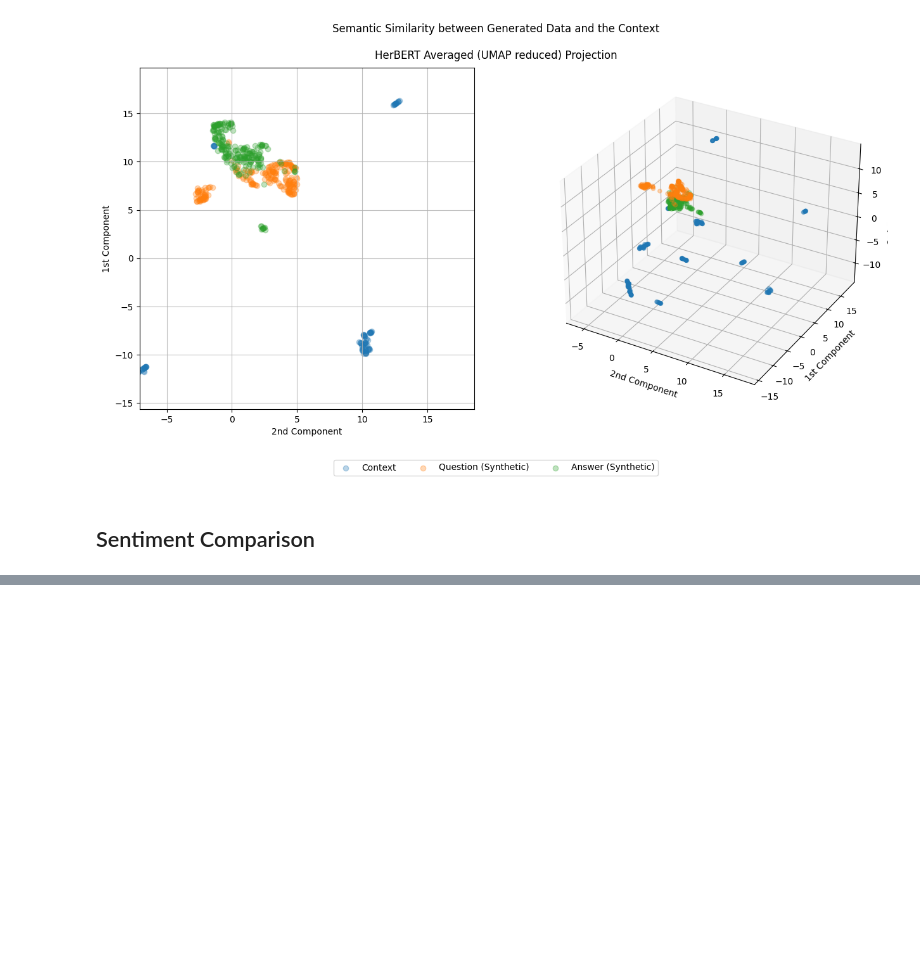
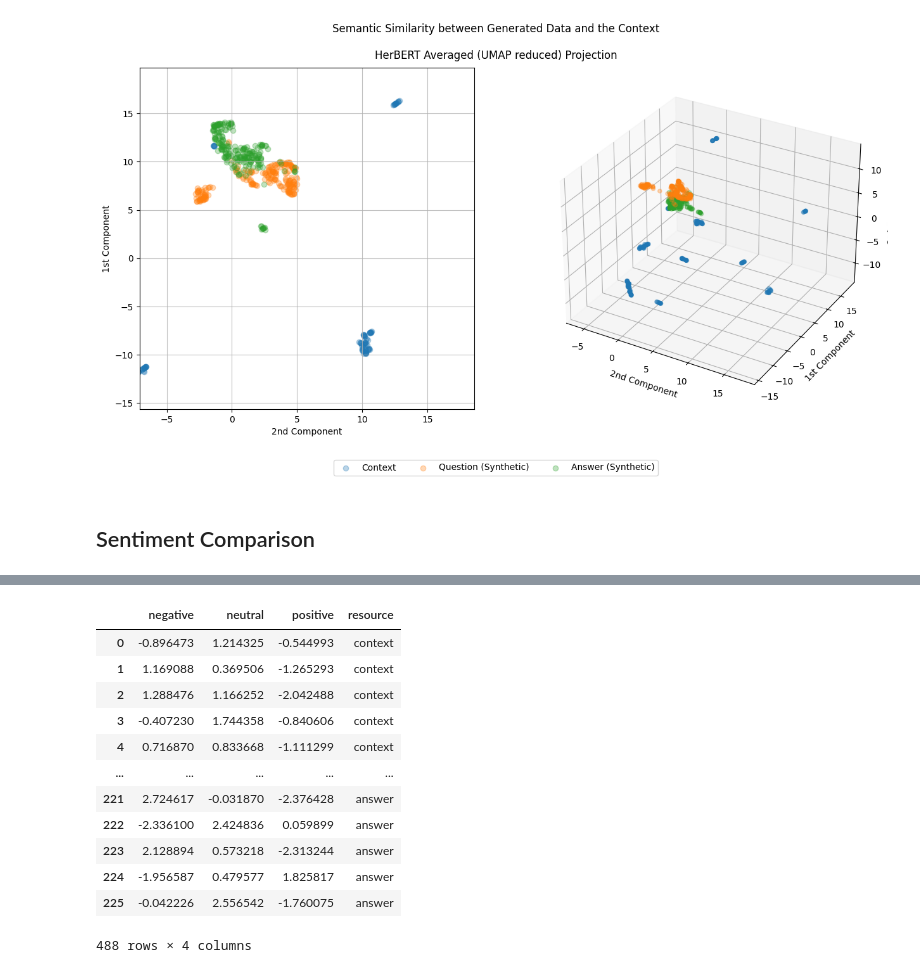
Before and after one commit to pwr-ai/JuDDGES, a Jupyter notebook: notebooks/5_synth_qa_dataset.ipynb, the cells around one changed output, grey strips where cells are left out. Drawn from its saved outputs; the diff is of its cells as text; code cells hidden in the pictures; blank space fills up the shorter version.

```diff
--- a/notebooks/5_synth_qa_dataset.ipynb
+++ b/notebooks/5_synth_qa_dataset.ipynb
@@ -345,3 +196,30 @@ sentiment_df
+# %%
+from juddges.data.utils import get_texts_sentiment
+
+id2sentiment = {0: "negative", 1: "neutral", 2: "positive"}
+sent_col_dfs = []
+for col in tqdm(["context", "question", "answer"]):
+    sentiment_scores = get_texts_sentiment(synth_qa_df[col].unique().tolist())
+    sent_col_df = pd.DataFrame(sentiment_scores, columns=id2sentiment.values())
+    sent_col_df["resource"] = col
+    sent_col_dfs.append(sent_col_df)
+
+sentiment_df = pd.concat(sent_col_dfs, axis="index")
+sentiment_df
+# %% [output]
+|  | negative | neutral | positive | resource |
+| 0 | -0.896473 | 1.214325 | -0.544993 | context |
+| 1 | 1.169088 | 0.369506 | -1.265293 | context |
+| 2 | 1.288476 | 1.166252 | -2.042488 | context |
+| 3 | -0.407230 | 1.744358 | -0.840606 | context |
+| 4 | 0.716870 | 0.833668 | -1.111299 | context |
+| ... | ... | ... | ... | ... |
+| 221 | 2.724617 | -0.031870 | -2.376428 | answer |
+| 222 | -2.336100 | 2.424836 | 0.059899 | answer |
+| 223 | 2.128894 | 0.573218 | -2.313244 | answer |
+| 224 | -1.956587 | 0.479577 | 1.825817 | answer |
+| 225 | -0.042226 | 2.556542 | -1.760075 | answer |
+488 rows × 4 columns
 # %%
 # Reorder dataframe
 sent_vis_df = sentiment_df.rename(columns={col: col.capitalize() for col in id2sentiment.values()})
```
Also changed, not shown: parts of 9 cells of this notebook, 3 other files.
